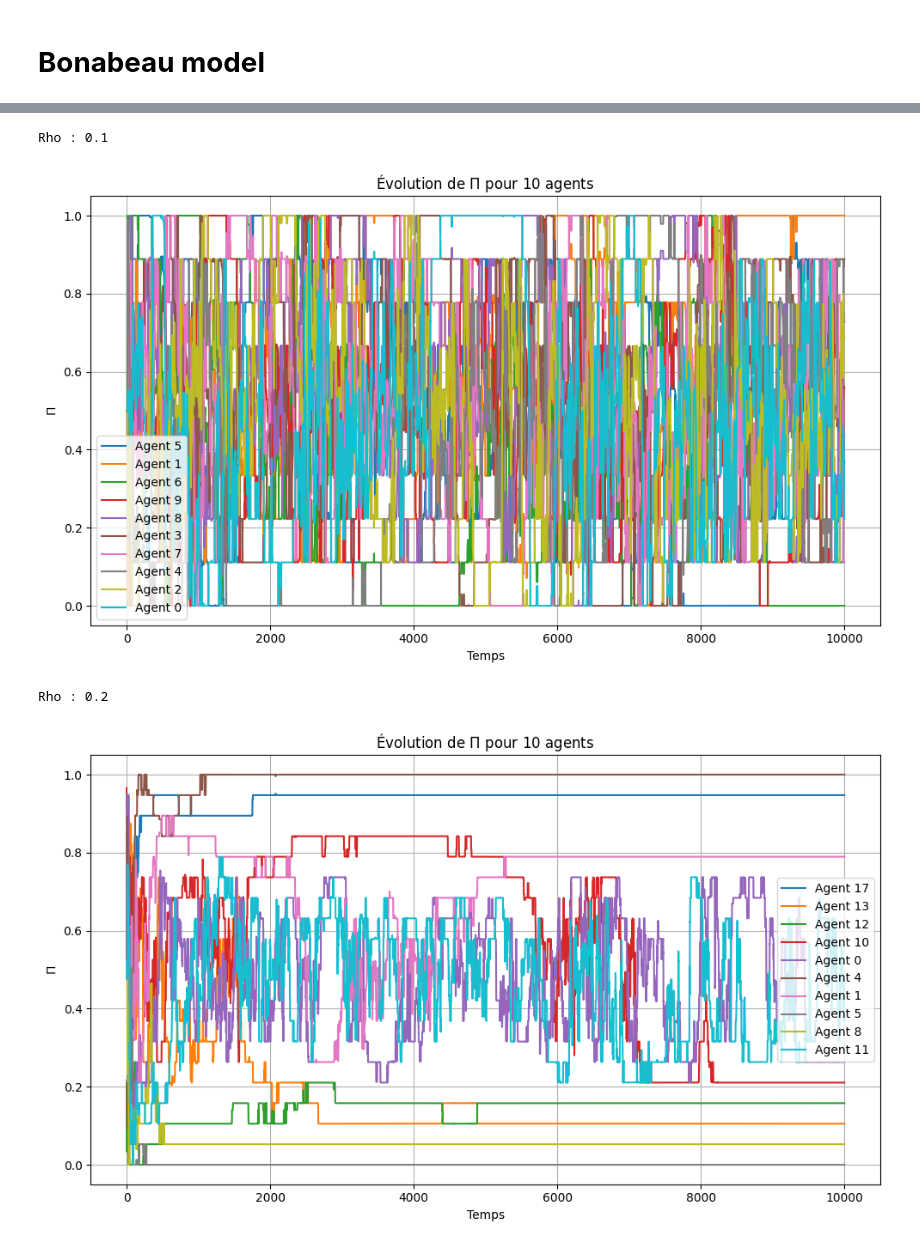
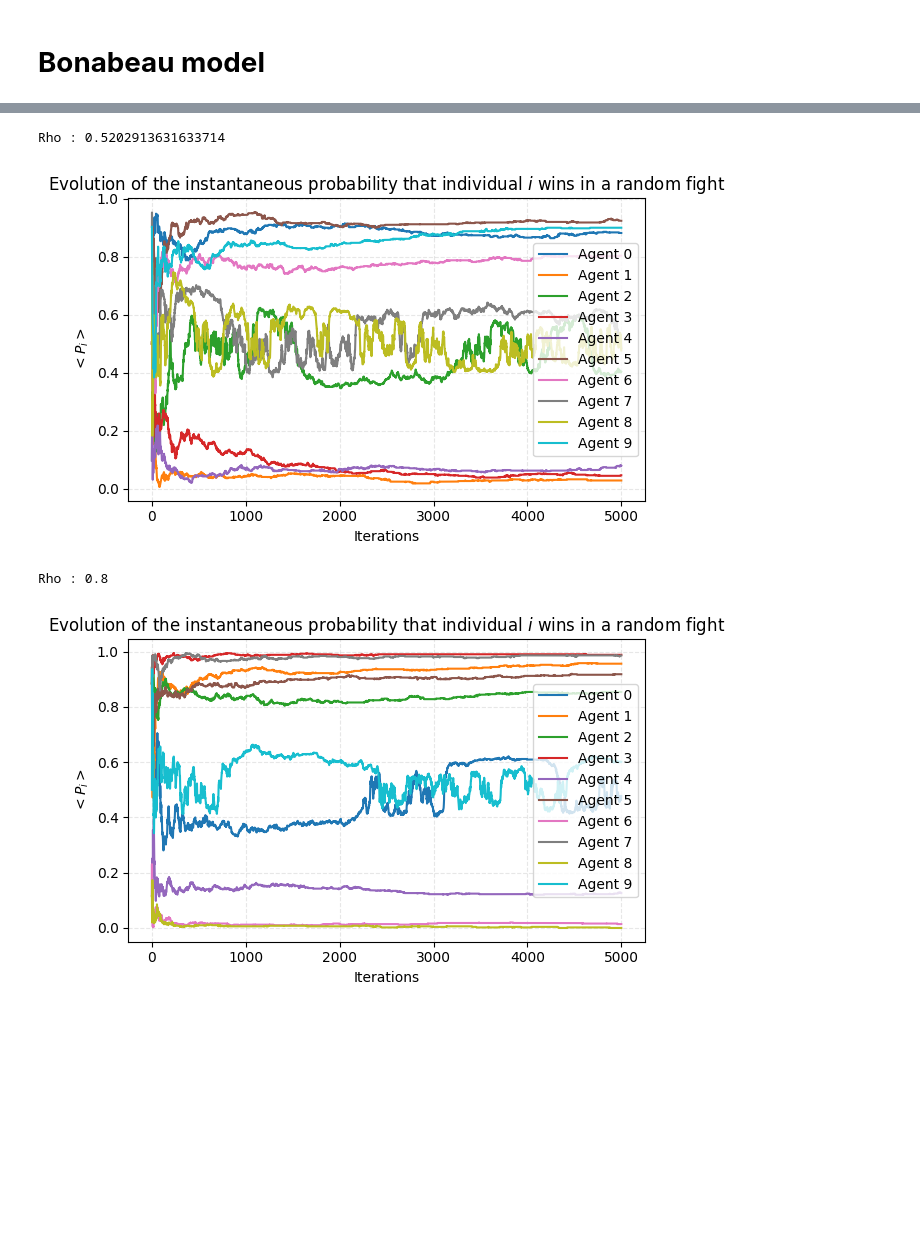
Before and after one commit to CorentinPernot/interactions, a Jupyter notebook: notebooks/bonabeau.ipynb, the cells around one changed output, grey strips where cells are left out. Cells and saved outputs as stored; diff of their text form; code cells hidden in the pictures; blank space fills up the shorter version.

Commit message:
[ADD] Experiments + Phase diagram

```diff
--- a/notebooks/bonabeau.ipynb
+++ b/notebooks/bonabeau.ipynb
@@ -21,6 +27,11 @@ class Agent:
         self.Pi_hist = []
         self.id = id
         self._Pi = None
+
+        self.fights_won = 0
+        self.fights_lost = 0
+        self.Xi_hist = []
+        self._Xi = None
 
     @property
     def position(self):
@@ -39,6 +50,15 @@ class Agent:
         self._Pi = value
         self.Pi_hist.append(value)
 
+    @property
+    def Xi(self):
+        return self._Xi
+
+    @Xi.setter
+    def Xi(self, value):
+        self._Xi = value
+        self.Xi_hist.append(value)
+
     def add_unchanged_step(self):
         self.fitness_hist.append(self.fitness)
 
@@ -190,0 +279,5 @@ class Game:
+# %%
+### Params
+N = 500
+mu=0.1
+eta=5
@@ -198,28 +316,34 @@ game = Game(
 # %%
-### Rho 0.1 ==> Eratic
+### Rho 0.5
+
+rho = 0.5
+grid_size = int(np.sqrt(N/rho))
 
 game = Game(
-    N=10,         # nombre d'agents
-    mu=0.1,       # relaxation
-    grid_size=10, # taille de la grille
-    eta=5       # paramètre dans les proba de victoire
+    N=N,         # nombre d'agents
+    mu=mu,       # relaxation
+    grid_size=grid_size, # taille de la grille
+    eta=eta       # paramètre dans les proba de victoire
 )
 
-game.play_game(t_max=10000)
+game.play_game(t_max=5000)
 # %% [output]
-Rho : 0.1
+Rho : 0.5202913631633714
-[figure, old version]
+[figure, new version]
 # %%
-### Rho 0.2
+### Rho 0.8 >> rho C
+
+rho = 0.8
+grid_size = int(np.sqrt(N/rho))
 
 game = Game(
-    N=20,         # nombre d'agents
-    mu=0.1,       # relaxation
-    grid_size=10, # taille de la grille
-    eta=5       # paramètre dans les proba de victoire
+    N=N,         # nombre d'agents
+    mu=mu,       # relaxation
+    grid_size=grid_size, # taille de la grille
+    eta=eta       # paramètre dans les proba de victoire
 )
 
-game.play_game(t_max=10000)
+game.play_game(t_max=5000)
 # %% [output]
-Rho : 0.2
+Rho : 0.8
-[figure, old version]
+[figure, new version]
```
Also changed, not shown: parts of 29 cells of this notebook.
